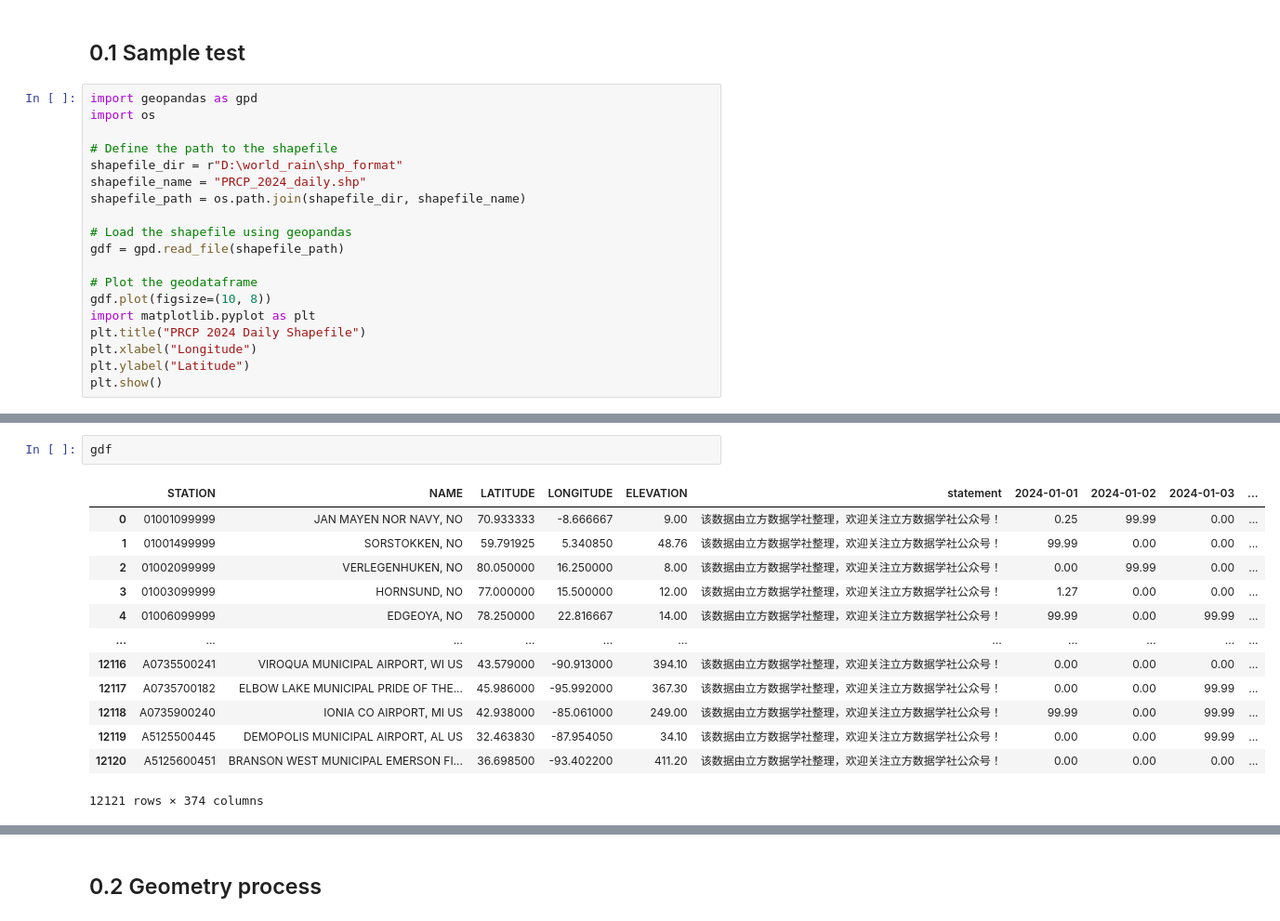
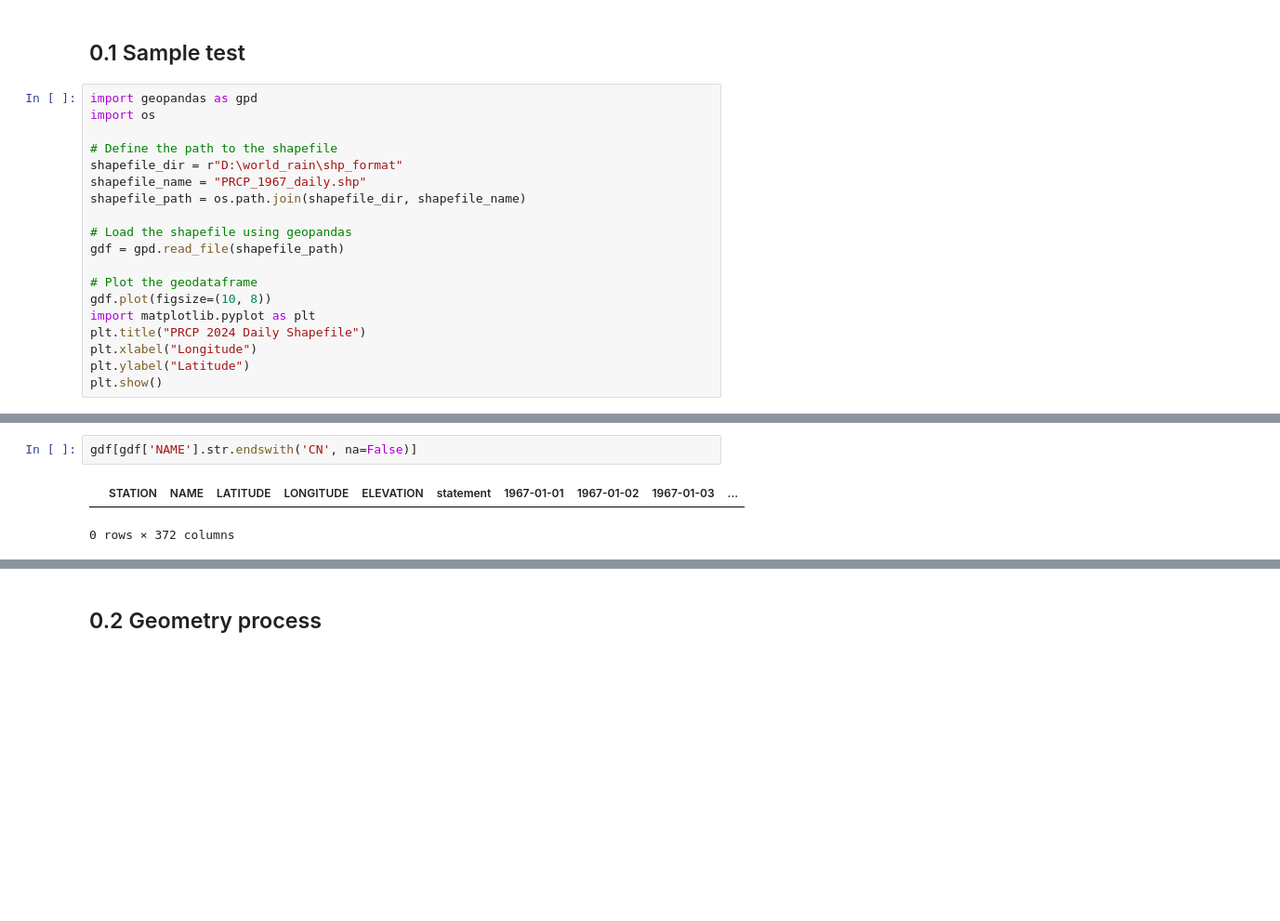
Before and after one commit to Pengyu1998526/glb_equal, a Jupyter notebook: glb_rain.ipynb, the cells around one changed output, grey strips where cells are left out. Shown at 93% size. Cells and saved outputs as stored; diff of their text form; blank space fills up the shorter version.

```diff
--- a/glb_rain.ipynb
+++ b/glb_rain.ipynb
@@ -12,7 +12,7 @@ import os
 
 # Define the path to the shapefile
 shapefile_dir = r"D:\world_rain\shp_format"
-shapefile_name = "PRCP_2024_daily.shp"
+shapefile_name = "PRCP_1967_daily.shp"
 shapefile_path = os.path.join(shapefile_dir, shapefile_name)
 
 # Load the shapefile using geopandas
@@ -30,19 +30,8 @@ plt.show()
 # %%
-gdf
+gdf[gdf['NAME'].str.endswith('CN', na=False)]
 # %% [output]
-|  | STATION | NAME | LATITUDE | LONGITUDE | ELEVATION | statement | 2024-01-01 | 2024-01-02 | 2024-01-03 | ... |
-| 0 | 01001099999 | JAN MAYEN NOR NAVY, NO | 70.933333 | -8.666667 | 9.00 | 该数据由立方数据学社整理，欢迎关注立方数据学社公众号！ | 0.25 | 99.99 | 0.00 | ... |
-| 1 | 01001499999 | SORSTOKKEN, NO | 59.791925 | 5.340850 | 48.76 | 该数据由立方数据学社整理，欢迎关注立方数据学社公众号！ | 99.99 | 0.00 | 0.00 | ... |
-| 2 | 01002099999 | VERLEGENHUKEN, NO | 80.050000 | 16.250000 | 8.00 | 该数据由立方数据学社整理，欢迎关注立方数据学社公众号！ | 0.00 | 99.99 | 0.00 | ... |
-| 3 | 01003099999 | HORNSUND, NO | 77.000000 | 15.500000 | 12.00 | 该数据由立方数据学社整理，欢迎关注立方数据学社公众号！ | 1.27 | 0.00 | 0.00 | ... |
-| 4 | 01006099999 | EDGEOYA, NO | 78.250000 | 22.816667 | 14.00 | 该数据由立方数据学社整理，欢迎关注立方数据学社公众号！ | 99.99 | 0.00 | 99.99 | ... |
-| ... | ... | ... | ... | ... | ... | ... | ... | ... | ... | ... |
-| 12116 | A0735500241 | VIROQUA MUNICIPAL AIRPORT, WI US | 43.579000 | -90.913000 | 394.10 | 该数据由立方数据学社整理，欢迎关注立方数据学社公众号！ | 0.00 | 0.00 | 0.00 | ... |
-| 12117 | A0735700182 | ELBOW LAKE MUNICIPAL PRIDE OF THE... | 45.986000 | -95.992000 | 367.30 | 该数据由立方数据学社整理，欢迎关注立方数据学社公众号！ | 0.00 | 0.00 | 99.99 | ... |
-| 12118 | A0735900240 | IONIA CO AIRPORT, MI US | 42.938000 | -85.061000 | 249.00 | 该数据由立方数据学社整理，欢迎关注立方数据学社公众号！ | 99.99 | 0.00 | 99.99 | ... |
-| 12119 | A5125500445 | DEMOPOLIS MUNICIPAL AIRPORT, AL US | 32.463830 | -87.954050 | 34.10 | 该数据由立方数据学社整理，欢迎关注立方数据学社公众号！ | 0.00 | 0.00 | 99.99 | ... |
-| 12120 | A5125600451 | BRANSON WEST MUNICIPAL EMERSON FI... | 36.698500 | -93.402200 | 411.20 | 该数据由立方数据学社整理，欢迎关注立方数据学社公众号！ | 0.00 | 0.00 | 0.00 | ... |
+|  | STATION | NAME | LATITUDE | LONGITUDE | ELEVATION | statement | 1967-01-01 | 1967-01-02 | 1967-01-03 | ... |
-12121 rows × 374 columns
+0 rows × 372 columns
 # %%
 # For each row, select the max value from the columns that begin with '2024'
 import pandas as pd
```
Also changed, not shown: parts of 15 cells of this notebook.
